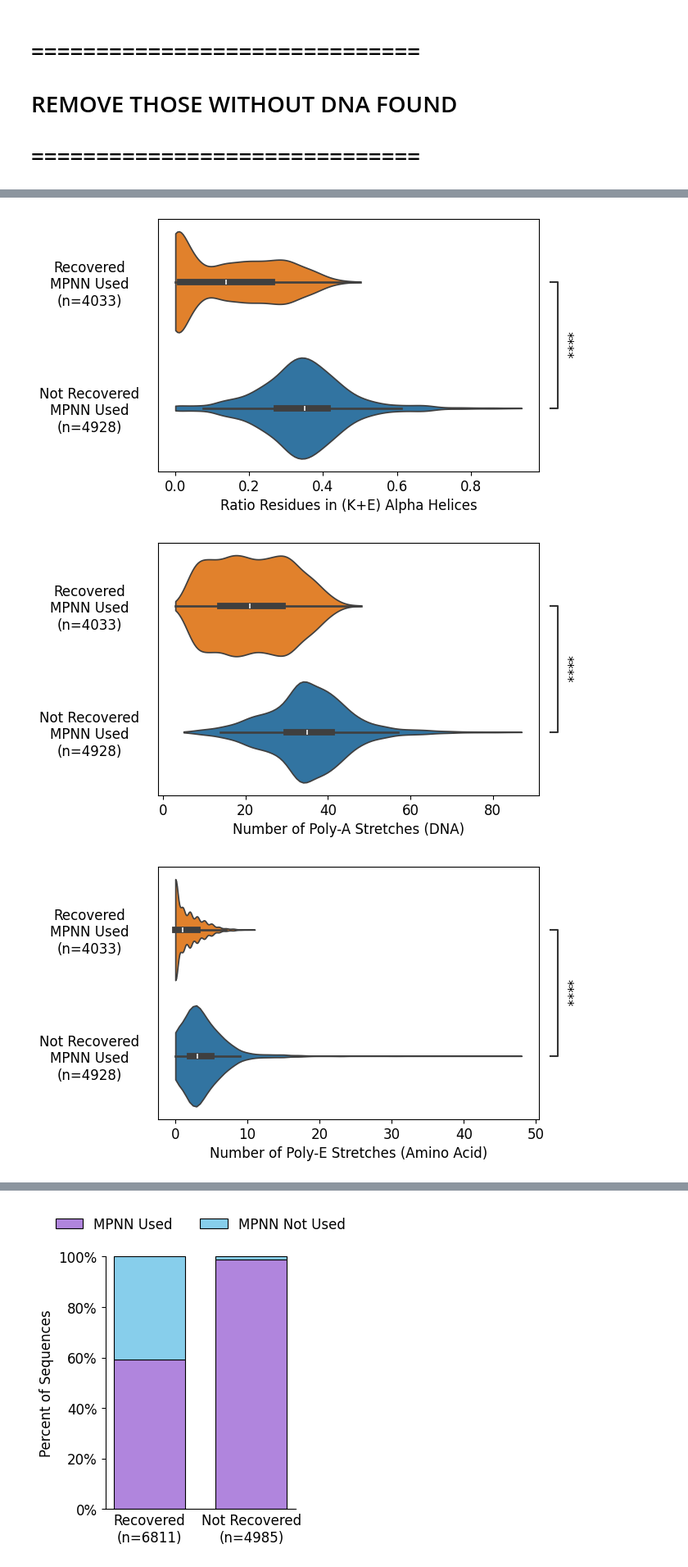
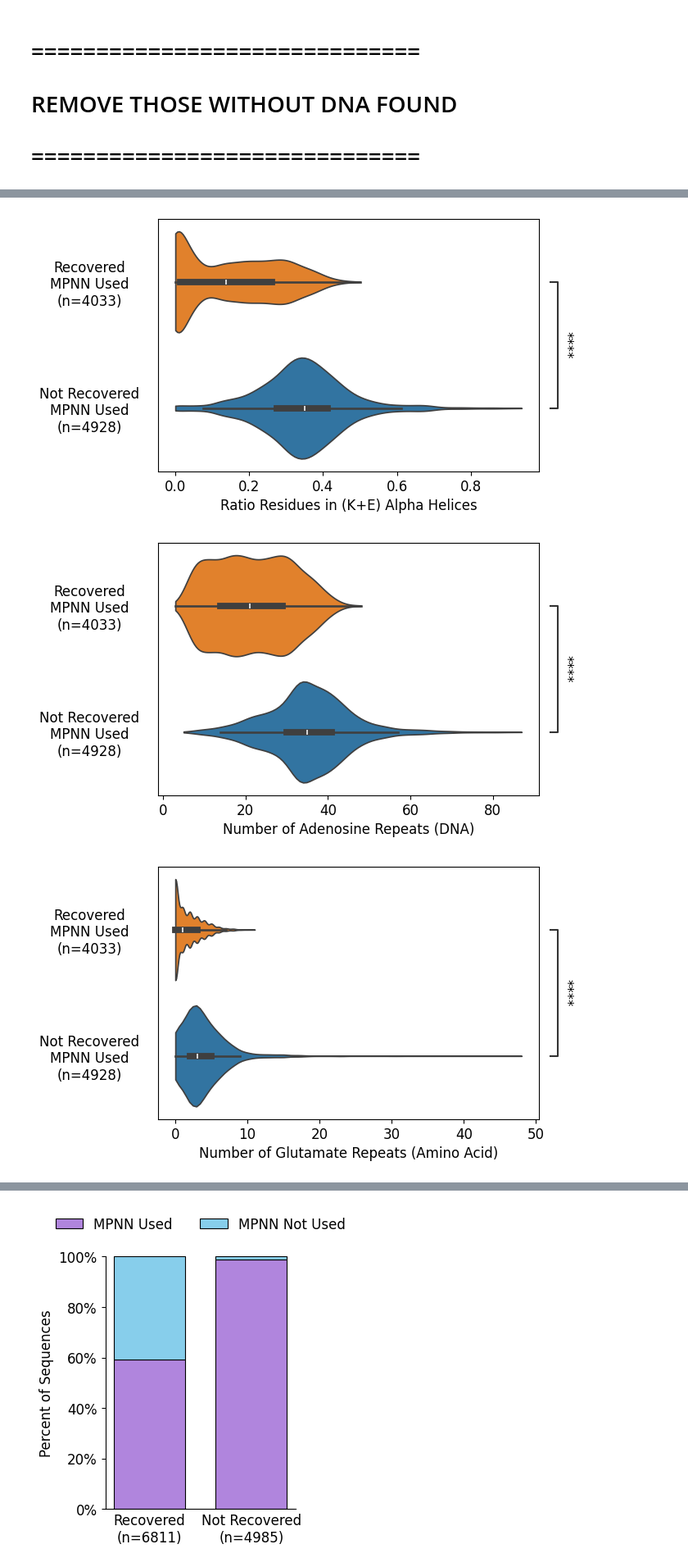
Before and after one commit to kosonocky/bits-to-binders, a Jupyter notebook: scripts/analyze.ipynb, the cells around one changed output, grey strips where cells are left out. Shown at 82% size. Drawn from its saved outputs; the diff is of its cells as text; code cells hidden in the pictures.

```diff
--- a/scripts/analyze.ipynb
+++ b/scripts/analyze.ipynb
@@ -859,10 +902,10 @@ KeyError: 'alskdjfaldsf'
 
 metric_cols = [
     "dna_gc_content",
-    "num_poly_A_stretches_dna",
+    "num_A_repeats_dna",
     "dna_sequence_entropy",
     "num_cysteines",
-    "num_poly_E_stretches_aa",
+    "num_E_repeats_aa",
     "ratio_KE",
     "gravy_score",
     "aa_sequence_entropy",
@@ -877,10 +920,10 @@ metric_cols = [
 
 metric_labels = [
     "DNA GC Content",
-    "Num. Poly-A Stretches (DNA)",
+    "Num. A Repeats (DNA)",
     "DNA Seq. Entropy",
     "Num. Cysteines",
-    "Num. Poly-E Stretches (AA)",
+    "Num. E Repeats (AA)",
     "Ratio (K+E)",
     "GRAVY Score",
     "AA Seq. Entropy",
@@ -1207,14 +1250,14 @@ for feature in ["gravy_score",
     # "boltz_total_helix_length",
     # "boltz_helical_wheel_count",
     # "dssp_kae_alpha_ratio",
-    "num_poly_A_stretches_dna",
-    "num_poly_E_stretches_aa",
+    "num_A_repeats_dna",
+    "num_E_repeats_aa",
     # "mpnn_used",
     ]:
     plot_feature_violin_generic(
         feature=feature,
         target_col="leah_12k_detected",
-        feature_labels_map={"aa_sequence_entropy": "Amino Acid Sequence Entropy", "gravy_score": "GRAVY Score", "dna_gc_content": "DNA GC Content", "dna_sequence_entropy": "DNA Sequence Entropy", "seq_kl_vs_human": "Amino Acid KL Divergence\nto Human Proteome", "ratio_KE": "Ratio of K and E Residues", "dssp_alpha_ratio": "Ratio Residues in Alpha Helices", "dssp_beta_ratio": "Ratio Residues in Beta Sheets", "dssp_other_ratio": "Ratio Residues in Other Structures", "dssp_ke_alpha_ratio": "Ratio Residues in (K+E) Alpha Helices", "mpnn_used": "ProteinMPNN or SolubleMPNN used", "num_poly_A_stretches_dna": "Number of Poly-A Stretches (DNA)", "num_poly_E_stretches_aa": "Number of Poly-E Stretches (Amino Acid)"},
+        feature_labels_map={"aa_sequence_entropy": "Amino Acid Sequence Entropy", "gravy_score": "GRAVY Score", "dna_gc_content": "DNA GC Content", "dna_sequence_entropy": "DNA Sequence Entropy", "seq_kl_vs_human": "Amino Acid KL Divergence\nto Human Proteome", "ratio_KE": "Ratio of K and E Residues", "dssp_alpha_ratio": "Ratio Residues in Alpha Helices", "dssp_beta_ratio": "Ratio Residues in Beta Sheets", "dssp_other_ratio": "Ratio Residues in Other Structures", "dssp_ke_alpha_ratio": "Ratio Residues in (K+E) Alpha Helices", "mpnn_used": "ProteinMPNN or SolubleMPNN used", "num_A_repeats_dna": "Number of Adenosine Repeats (DNA)", "num_E_repeats_aa": "Number of Glutamate Repeats (Amino Acid)", "longest_lysine_stretch": "Longest Lysine Stretch", "longest_adenosine_stretch": "Longest Adenosine Stretch"},
         class_order=[True, False],
         # true orange false blue (original matplotlib colors)
         class_palette={True: "#ff7f0e", False: "#1f77b4"},
@@ -1249,6 +1292,6 @@ Mean num_poly_E_stretches_aa for False: 3.91
 [figure]
 [figure]
 [figure]
-[figure, old version]
+[figure, new version]
-[figure, old version]
+[figure, new version]
 # %%
```
Also changed, not shown: parts of 8 cells of this notebook.
